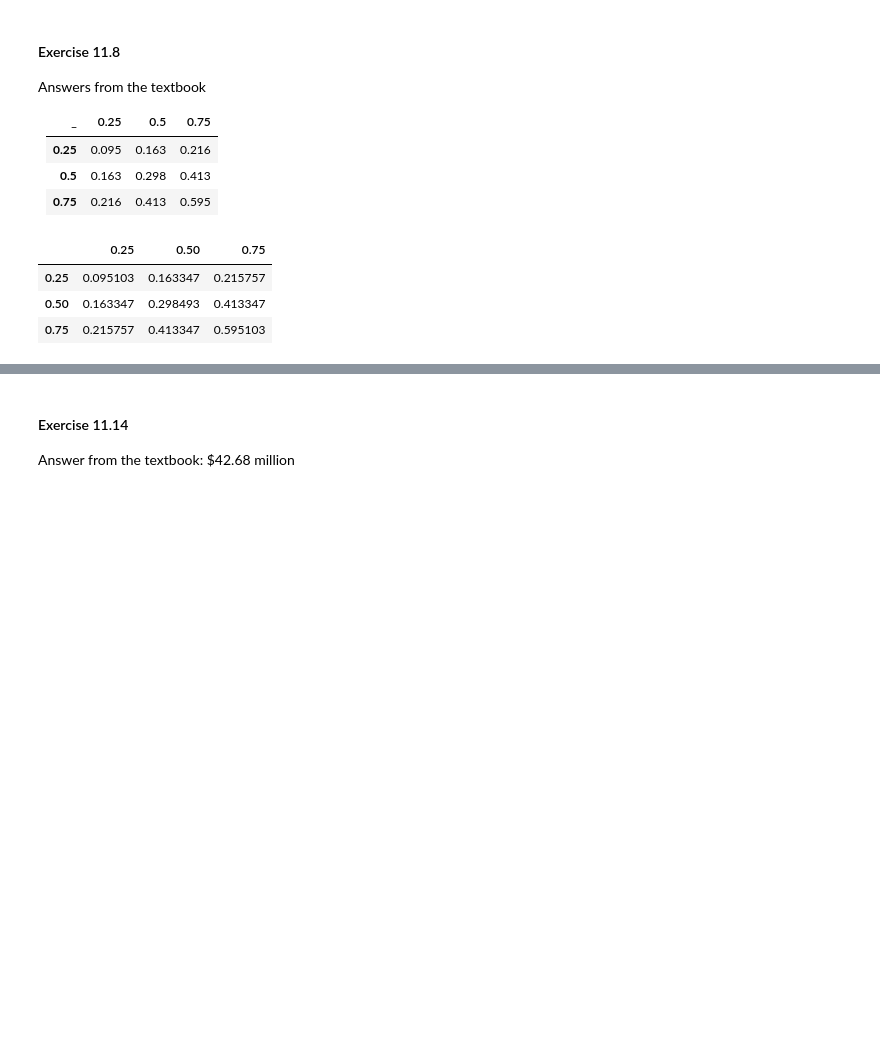
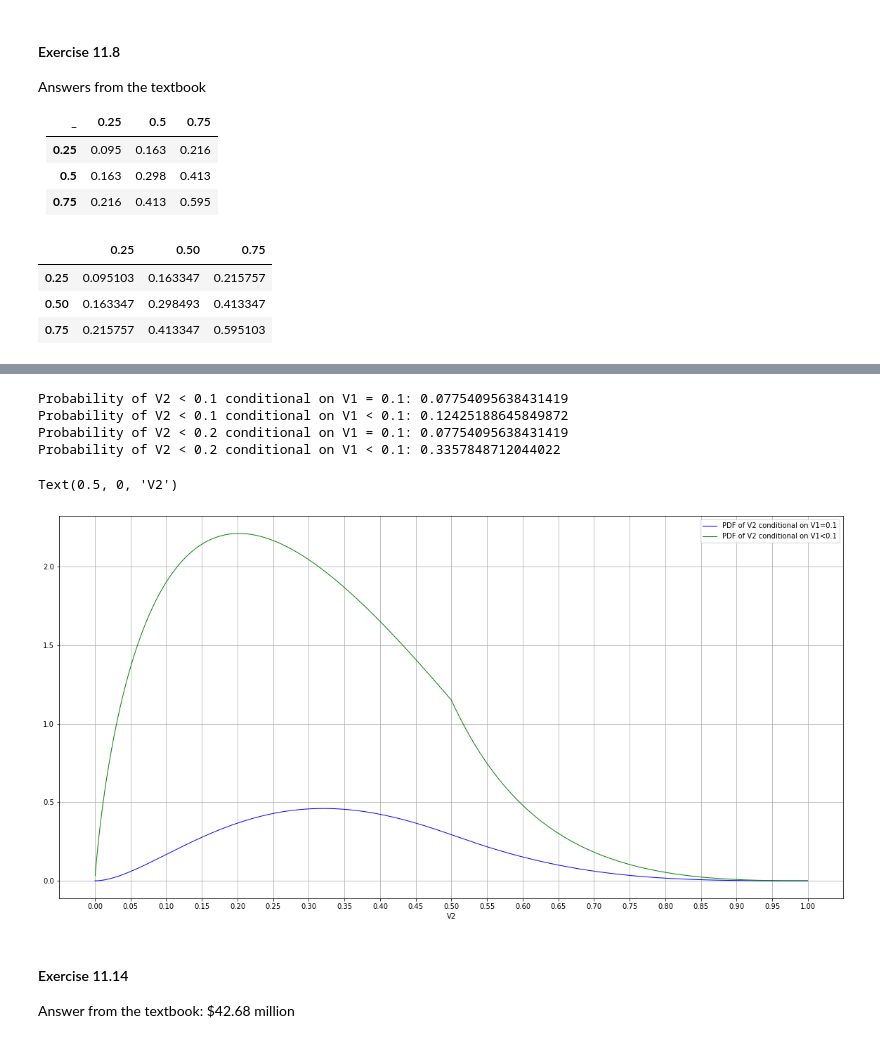
Before and after one commit to ilchen/RMaFI, a Jupyter notebook: ch11.ipynb, the cells around one changed output, grey strips where cells are left out. Cells and saved outputs as stored; diff of their text form; code cells hidden in the pictures; blank space fills up the shorter version.

```diff
--- a/ch11.ipynb
+++ b/ch11.ipynb
@@ -100,3 +62,61 @@ pd.DataFrame(cum_matrix, index=quantiles, columns=quantiles)
+# %%
+# First let's reconstruct the distributions of V1 and V2
+triang1_obj = triang(c=.2)
+triang2_obj = triang(c=.5)
+
+# Copula correlation between V1 and V2
+ρ = .5
+
+# Bivariate normal distribution with a correlation of 0.5 and a variance of 1
+u1u2_bivar = multivariate_normal(cov=[[1, ρ],[ρ, 1]])
+
+# Maps 'x' percentile to percentile from a triangular to the standard normal distribution
+from_v1_to_u1 = lambda x: normal_obj.ppf(triang1_obj.cdf(x))
+from_v2_to_u2 = lambda x: normal_obj.ppf(triang2_obj.cdf(x))
+
+# PDF of U2 conditional on U1
+pdf_U2_conditional_on_U1 = lambda u2, u1: u1u2_bivar.pdf([u1, u2]) / normal_obj.pdf(u1)
+
+# Probability V1 < .1
+prob_v1 = triang1_obj.cdf(.1)
+
+# Calculate P(V2<0.1|V1<.1), P(V2<0.2|V1<.1)
+print('Probability of V2 < 0.1 conditional on V1 = 0.1:',
+      quad(pdf_U2_conditional_on_U1, from_v2_to_u2(0), from_v2_to_u2(.1), args=(from_v1_to_u1(.1)))[0] )
+print('Probability of V2 < 0.1 conditional on V1 < 0.1:',
+      u1u2_bivar.cdf([from_v1_to_u1(.1), from_v2_to_u2(.1)]) / prob_v1)
+print('Probability of V2 < 0.2 conditional on V1 = 0.1:',
+      quad(pdf_U2_conditional_on_U1, from_v2_to_u2(0), from_v2_to_u2(.1), args=(from_v1_to_u1(.1)))[0] )
+print('Probability of V2 < 0.2 conditional on V1 < 0.1:',
+      u1u2_bivar.cdf([from_v1_to_u1(.1), from_v2_to_u2(.2)]) / prob_v1)
+
+# Even better to define a dedicated distribution for V2 conditional on V1 < 0.1
+from scipy.stats import rv_continuous
+class V2_conditional_on_V1_being_less_than_one_tenth(rv_continuous):
+    def _cdf(self, x):
+        return u1u2_bivar.cdf([from_v1_to_u1(.1), from_v2_to_u2(x)]) / prob_v1
+ex_11_12 = V2_conditional_on_V1_being_less_than_one_tenth(name='Exercise 11.12')
+
+
+# Plotting the probability density function of V2 conditional on V1=.1, and that of V2 conditional on V1<.1
+x = np.arange(0, 1, 5e-4)
+y = [pdf_U2_conditional_on_U1(from_v2_to_u2(xx), from_v1_to_u1(.1)) for xx in x]
+y2 = [ex_11_12.pdf(xx) for xx in x]
+fig = plt.figure(figsize=(20, 10))
+ax = fig.add_subplot(1, 1, 1)
+ax.plot(x, y, label="PDF of V2 conditional on V1=0.1", linewidth=1, color='b')
+ax.plot(x, y2, label="PDF of V2 conditional on V1<0.1", linewidth=1, color='g')
+ax.legend(loc='best')
+ax.grid(True)
+ax.set_xticks(np.arange(0, 1.05, .05))
+ax.set_xlabel('V2')
+# %% [output]
+Probability of V2 < 0.1 conditional on V1 = 0.1: 0.07754095638431419
+Probability of V2 < 0.1 conditional on V1 < 0.1: 0.12425188645849872
+Probability of V2 < 0.2 conditional on V1 = 0.1: 0.07754095638431419
+Probability of V2 < 0.2 conditional on V1 < 0.1: 0.3357848712044022
+Text(0.5, 0, 'V2')
+[figure, added]
 # %% [markdown]
 #### Exercise 11.14
 Answer from the textbook: $42.68 million
```
Also changed, not shown: parts of 4 cells of this notebook.
